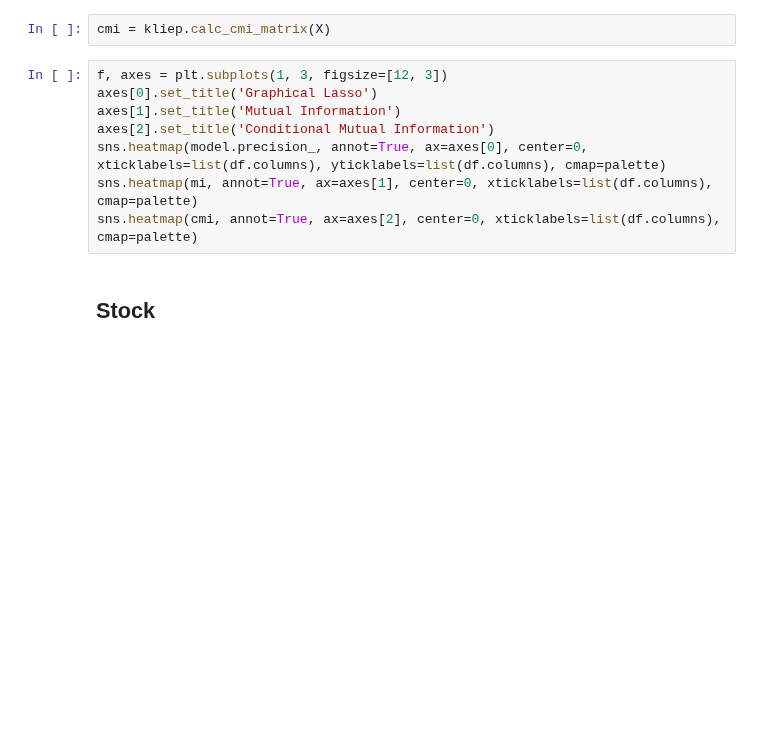
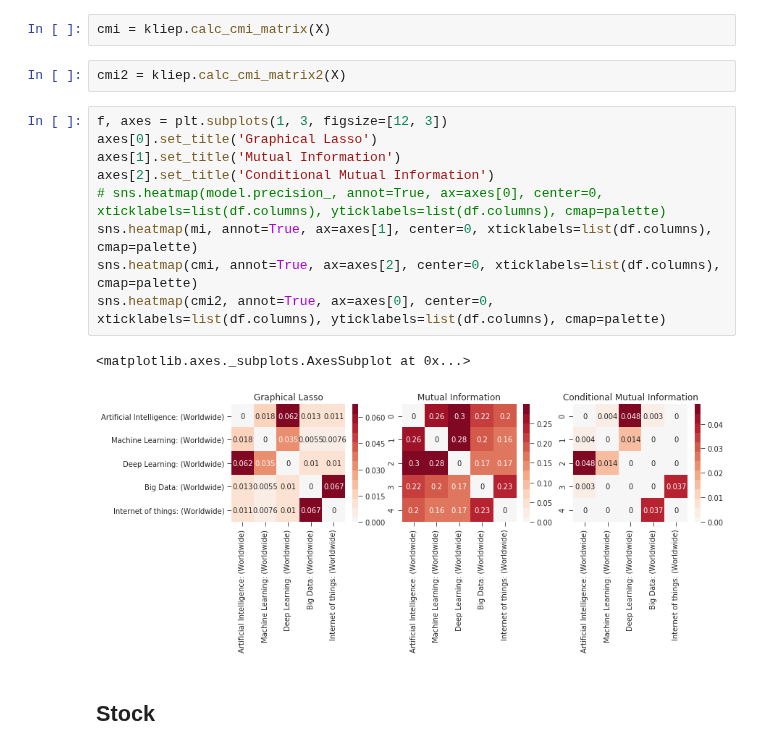
Before and after one commit to y-takashina/density_ratio, a Jupyter notebook: mi-real-data.ipynb, the cells around one changed output. Saved outputs shown, nothing was run; the diff lists cells and outputs as text; blank space fills up the shorter version.

```diff
--- a/mi-real-data.ipynb
+++ b/mi-real-data.ipynb
@@ -59,14 +86,20 @@ model.fit(df.values)
 mi = kliep.calc_mi_matrix(X)
 # %%
 cmi = kliep.calc_cmi_matrix(X)
+# %%
+cmi2 = kliep.calc_cmi_matrix2(X)
 # %%
 f, axes = plt.subplots(1, 3, figsize=[12, 3])
 axes[0].set_title('Graphical Lasso')
 axes[1].set_title('Mutual Information')
 axes[2].set_title('Conditional Mutual Information')
-sns.heatmap(model.precision_, annot=True, ax=axes[0], center=0, xticklabels=list(df.columns), yticklabels=list(df.columns), cmap=palette)
+# sns.heatmap(model.precision_, annot=True, ax=axes[0], center=0, xticklabels=list(df.columns), yticklabels=list(df.columns), cmap=palette)
 sns.heatmap(mi, annot=True, ax=axes[1], center=0, xticklabels=list(df.columns), cmap=palette)
 sns.heatmap(cmi, annot=True, ax=axes[2], center=0, xticklabels=list(df.columns), cmap=palette)
+sns.heatmap(cmi2, annot=True, ax=axes[0], center=0, xticklabels=list(df.columns), yticklabels=list(df.columns), cmap=palette)
+# %% [output]
+<matplotlib.axes._subplots.AxesSubplot at 0x...>
+[figure, added]
 # %% [markdown]
 ## Stock
 # %%
```
Also changed, not shown: parts of 14 cells of this notebook, 7 other files.
